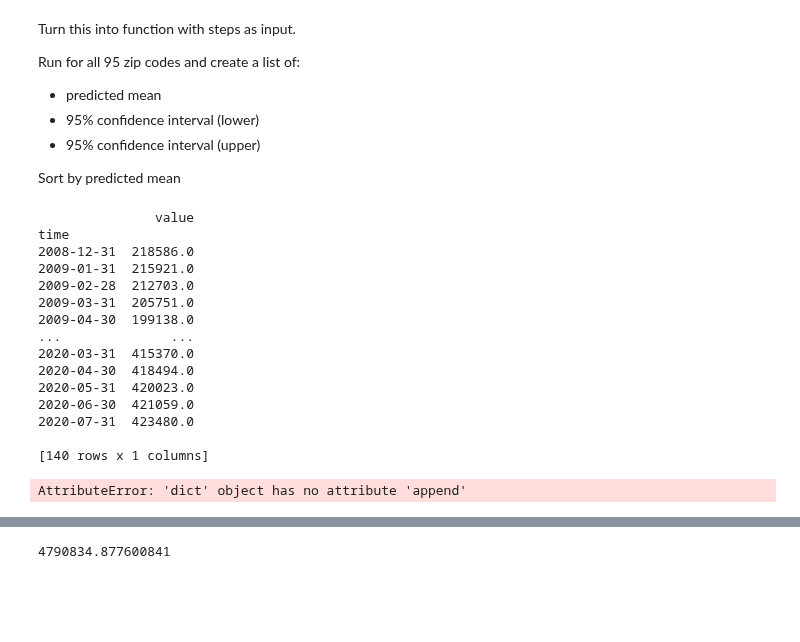
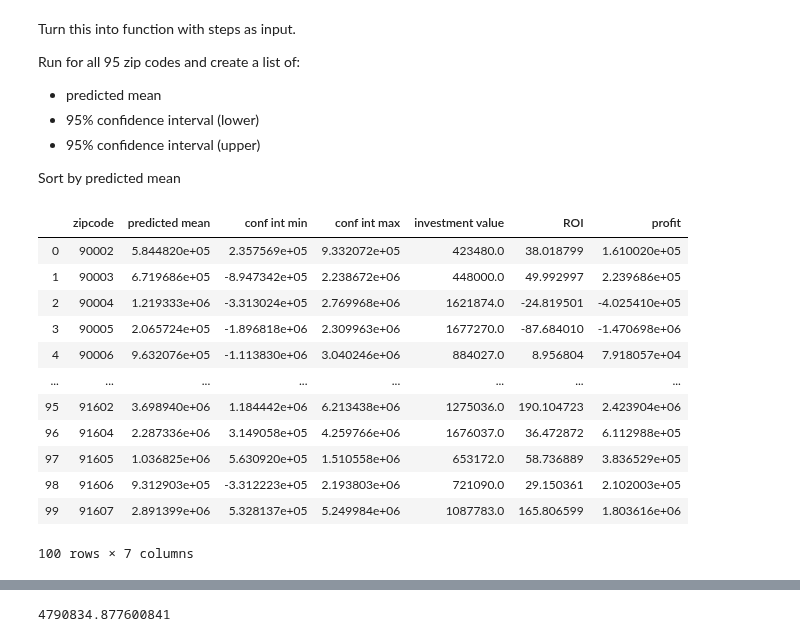
Before and after one commit to JessicaFB/Apple-vs-Android-Twitter-NLP, a Jupyter notebook: starter_notebook.ipynb, the cells around one changed output, grey strips where cells are left out. Drawn from its saved outputs; the diff is of its cells as text; code cells hidden in the pictures; blank space fills up the shorter version.

Commit message:
Added profit to projections function.

```diff
--- a/starter_notebook.ipynb
+++ b/starter_notebook.ipynb
@@ -490,7 +490,7 @@ Sort by predicted mean
 
 def projections(zipcodes,ts,years):
     steps = years*12
-    projections = {}
+    projections = []
     for zipcode in zipcodes:
         ts_zipcode = ts[ts['RegionName'] == zipcode]
         ts_zipcode.index = ts_zipcode['time']
@@ -527,35 +527,37 @@ def projections(zipcodes,ts,years):
 
         # show prediction for end of step-period (in this case in 10 years future time)
         pred_mean = forecast_zipcode.predicted_mean[-1]
+        conf_int_min = conf_int_zipcode.iloc[-1,0]
         conf_int_max = conf_int_zipcode.iloc[-1,1]
-        conf_int_min = conf_int_zipcode.iloc[-1,0]
+
+        # Last value of the time series - this will be used to calculate projected ROI
+        invest_val = ts_zipcode['value'][-1]
+
+        # ROI (Return on Investment) as Percentage
+        ROI = (pred_mean-invest_val)/invest_val *100
+
+        # Profit
+        profit = pred_mean-invest_val
 
         # Create DataFrame with relevant data
         predictions = {}
         predictions['zipcode'] = zipcode
-        predictions['forecast'] = forecast_zipcode
-        predictions['maximum'] = conf_int_max
-        predictions['minimum'] = conf_int_min
+        predictions['predicted mean'] = pred_mean
+        predictions['conf int min'] = conf_int_min
+        predictions['conf int max'] = conf_int_max
+        predictions['investment value'] = invest_val
+        predictions['ROI'] = ROI
+        predictions['profit'] = profit
+
 
         projections.append(predictions)
 
-        return projections
+    return pd.DataFrame.from_dict(projections)
-# %%
-projections(zipcodes, df_LA_melt_sort, 5)
-# %% [output]
-               value
-time
-2008-12-31  218586.0
-2009-01-31  215921.0
-2009-02-28  212703.0
-2009-03-31  205751.0
-2009-04-30  199138.0
-...              ...
-2020-03-31  415370.0
-2020-04-30  418494.0
-2020-05-31  420023.0
-2020-06-30  421059.0
-2020-07-31  423480.0
-
-[140 rows x 1 columns]
-AttributeError: 'dict' object has no attribute 'append'
+# %%
+# Ignore convergence warning, because if it fails to converge then it will probably
+# be a higher BIC than we desire anyway
+import warnings
+from statsmodels.tools.sm_exceptions import ConvergenceWarning
+warnings.simplefilter('ignore', ConvergenceWarning)
+
+projections = projections(zipcodes, df_LA_melt_sort, 5)
@@ -561,0 +566,16 @@ AttributeError: 'dict' object has no attribute 'append'
+# %%
+projections
+# %% [output]
+|  | zipcode | predicted mean | conf int min | conf int max | investment value | ROI | profit |
+| 0 | 90002 | 5.844820e+05 | 2.357569e+05 | 9.332072e+05 | 423480.0 | 38.018799 | 1.610020e+05 |
+| 1 | 90003 | 6.719686e+05 | -8.947342e+05 | 2.238672e+06 | 448000.0 | 49.992997 | 2.239686e+05 |
+| 2 | 90004 | 1.219333e+06 | -3.313024e+05 | 2.769968e+06 | 1621874.0 | -24.819501 | -4.025410e+05 |
+| 3 | 90005 | 2.065724e+05 | -1.896818e+06 | 2.309963e+06 | 1677270.0 | -87.684010 | -1.470698e+06 |
+| 4 | 90006 | 9.632076e+05 | -1.113830e+06 | 3.040246e+06 | 884027.0 | 8.956804 | 7.918057e+04 |
+| ... | ... | ... | ... | ... | ... | ... | ... |
+| 95 | 91602 | 3.698940e+06 | 1.184442e+06 | 6.213438e+06 | 1275036.0 | 190.104723 | 2.423904e+06 |
+| 96 | 91604 | 2.287336e+06 | 3.149058e+05 | 4.259766e+06 | 1676037.0 | 36.472872 | 6.112988e+05 |
+| 97 | 91605 | 1.036825e+06 | 5.630920e+05 | 1.510558e+06 | 653172.0 | 58.736889 | 3.836529e+05 |
+| 98 | 91606 | 9.312903e+05 | -3.312223e+05 | 2.193803e+06 | 721090.0 | 29.150361 | 2.102003e+05 |
+| 99 | 91607 | 2.891399e+06 | 5.328137e+05 | 5.249984e+06 | 1087783.0 | 165.806599 | 1.803616e+06 |
+100 rows × 7 columns
```
Also changed, not shown: parts of 3 cells of this notebook.
